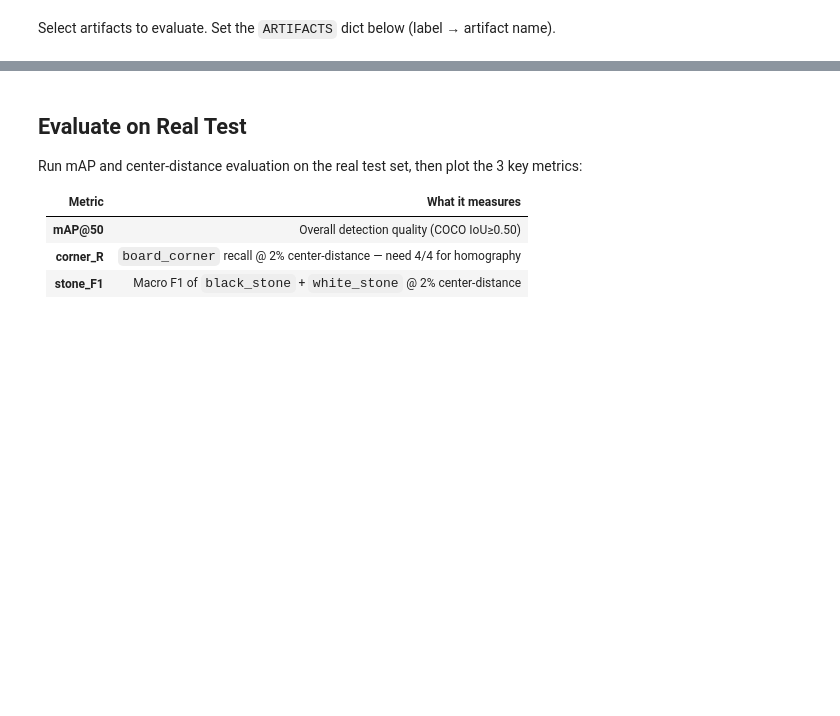
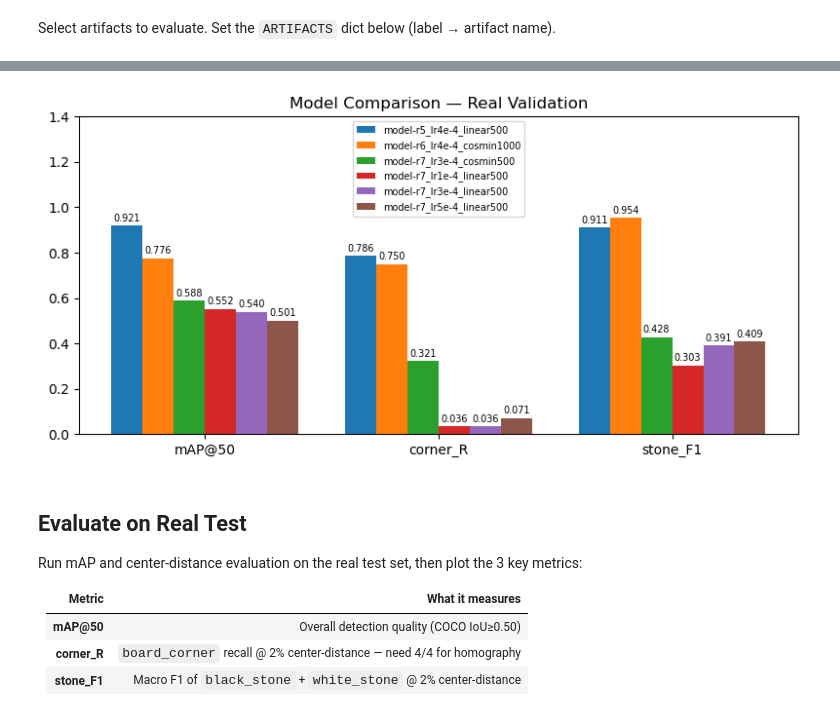
Before and after one commit to kaya-go/moku, a Jupyter notebook: notebooks/21_Evaluate.ipynb, the cells around one changed output, grey strips where cells are left out. Saved outputs shown, nothing was run; the diff lists cells and outputs as text; code cells hidden in the pictures; blank space fills up the shorter version.

```diff
--- a/notebooks/21_Evaluate.ipynb
+++ b/notebooks/21_Evaluate.ipynb
@@ -137,3 +199,7 @@ Loaded 5 models: ['model-r5_lr4e-4_linear500', 'model-r6_lr3e-4_cosmin1000', 'mo
+# %%
+color_map = plot_model_comparison(val_summary_df, title="Model Comparison — Real Validation")
+# %% [output]
+[figure, added]
 # %% [markdown]
 ## Evaluate on Real Test
 
```
Also changed, not shown: parts of 8 cells of this notebook, 2 other files.
